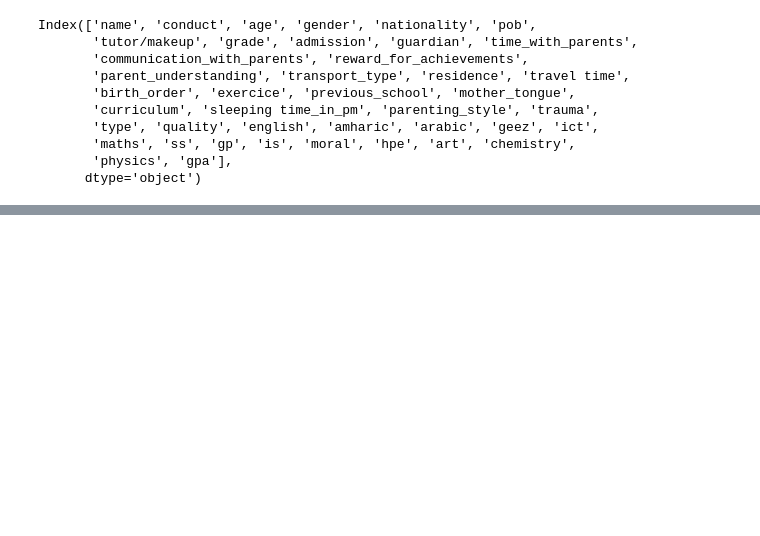
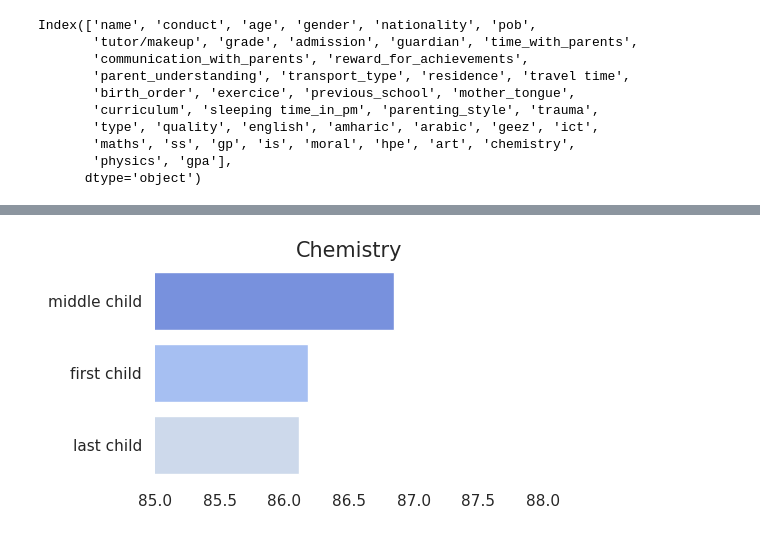
Before and after one commit to Ammon21/School-Data-Science-Project, a Jupyter notebook: notebooks/data_analysis.ipynb, the cells around one changed output, grey strips where cells are left out. Drawn from its saved outputs; the diff is of its cells as text; code cells hidden in the pictures; blank space fills up the shorter version.

```diff
--- a/notebooks/data_analysis.ipynb
+++ b/notebooks/data_analysis.ipynb
@@ -31,0 +142,4 @@ hs_filter = df_hs[['conduct', 'age', 'gender', 'grade', 'admission', 'birth_orde
+# %%
+legitbar(df, 'chemistry', 'birth_order', 'Chemistry', 85, 88)
+# %% [output]
+[figure, added]
```
Also changed, not shown: parts of 23 cells of this notebook.
